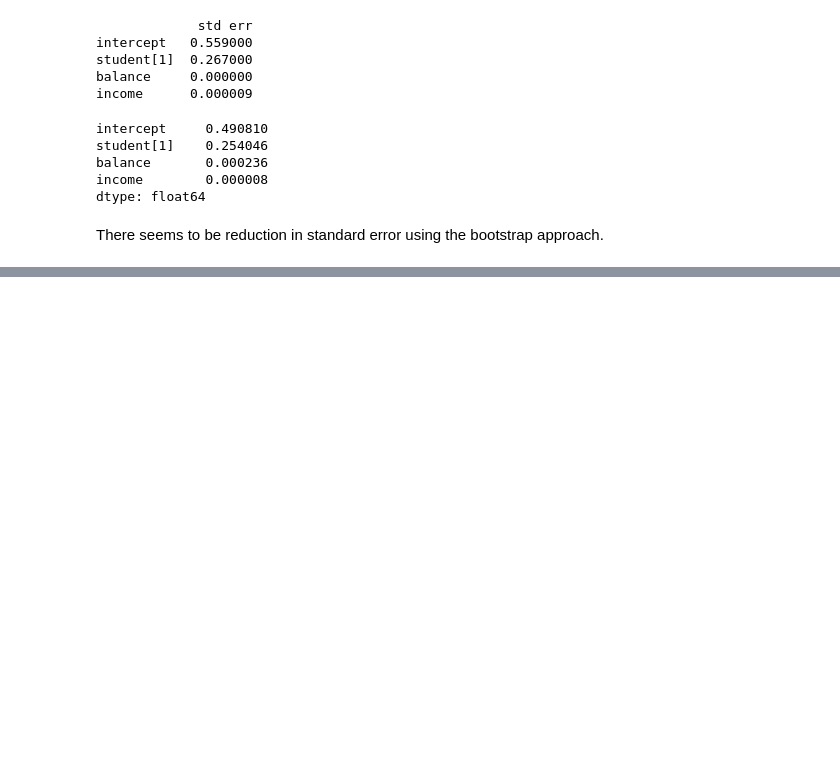
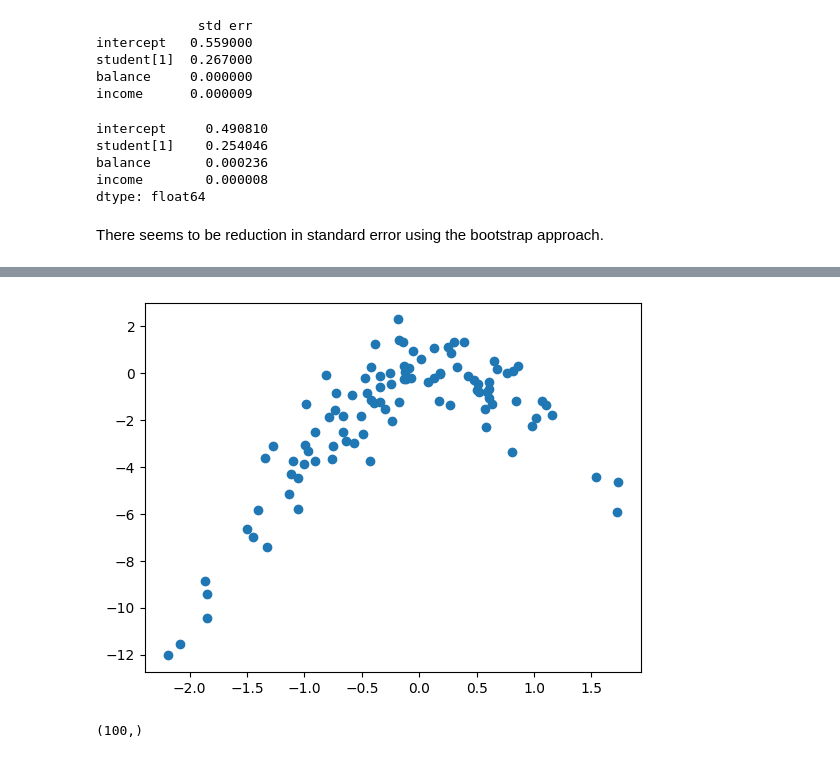
Before and after one commit to kkkamur07/ISL-Learning, a Jupyter notebook: Resampling/resampling-exercises.ipynb, the cells around one changed output, grey strips where cells are left out. Cells and saved outputs as stored; diff of their text form; code cells hidden in the pictures; blank space fills up the shorter version.

```diff
--- a/Resampling/resampling-exercises.ipynb
+++ b/Resampling/resampling-exercises.ipynb
@@ -195,0 +272,14 @@ There seems to be reduction in standard error using the bootstrap approach.
+# %%
+rng = np.random.default_rng(10)
+x = rng.normal(size=100)
+y = x - 2*x**2 + rng.normal(size=100)
+
+# Creating a scatter plot
+fig, ax = plt.subplots()
+ax.scatter(x, y)
+plt.show()
+
+x.shape
+# %% [output]
+[figure, added]
+(100,)
```
Also changed, not shown: parts of 6 cells of this notebook, 1 other file.
